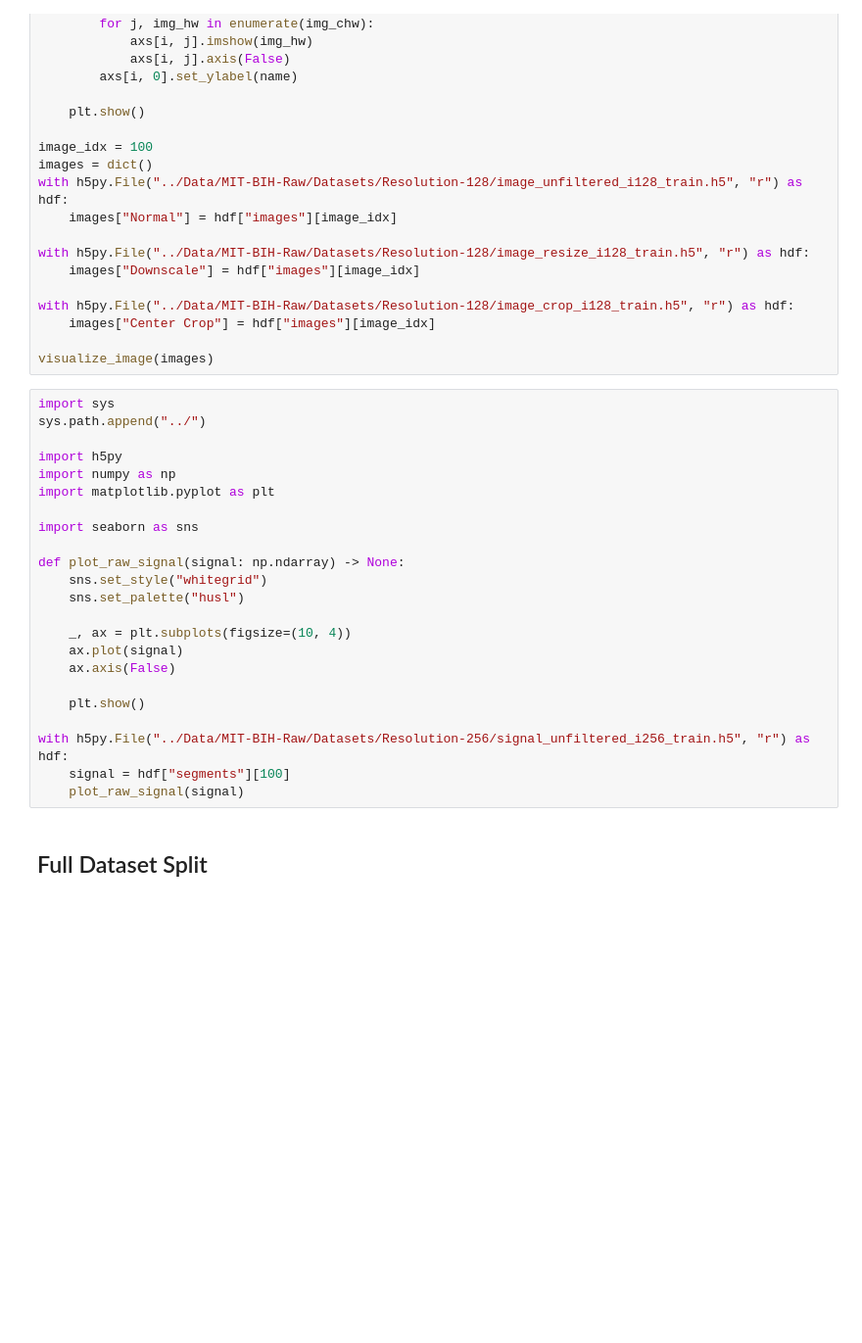
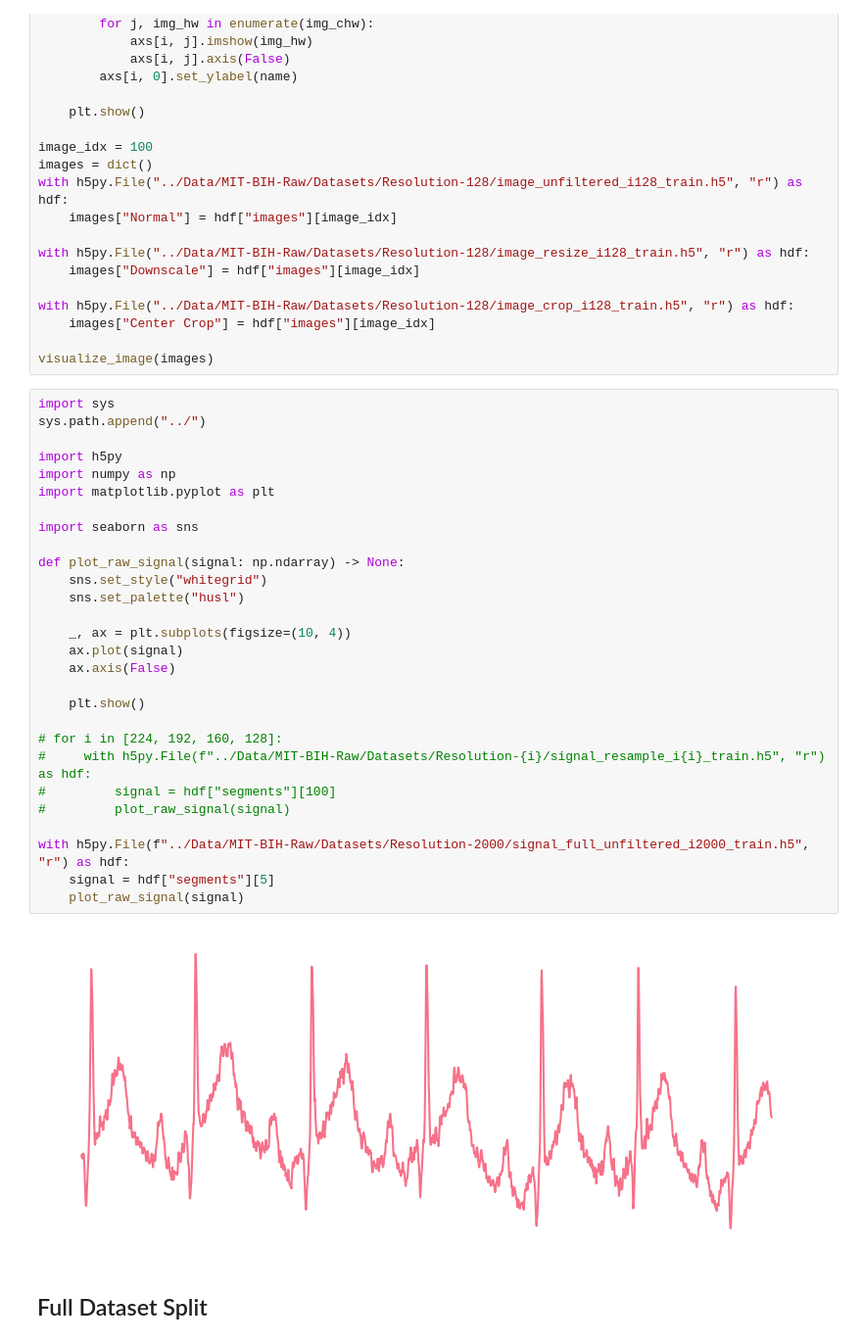
Before and after one commit to Tavonput/ECG-Optimization, a Jupyter notebook: Notebooks/data_generation.ipynb, the cells around one changed output. Shown: that part at 98% size. Cells and saved outputs as stored; diff of their text form; blank space fills up the shorter version.

```diff
--- a/Notebooks/data_generation.ipynb
+++ b/Notebooks/data_generation.ipynb
@@ -388,26 +388,33 @@ visualize_image(images)
 # %%
 import sys
 sys.path.append("../")
 
 import h5py
 import numpy as np
 import matplotlib.pyplot as plt
 
 import seaborn as sns
 
 def plot_raw_signal(signal: np.ndarray) -> None:
     sns.set_style("whitegrid")
     sns.set_palette("husl")
 
     _, ax = plt.subplots(figsize=(10, 4))
     ax.plot(signal)
     ax.axis(False)
 
     plt.show()
 
-with h5py.File("../Data/MIT-BIH-Raw/Datasets/Resolution-256/signal_unfiltered_i256_train.h5", "r") as hdf:
-    signal = hdf["segments"][100]
+# for i in [224, 192, 160, 128]:
+#     with h5py.File(f"../Data/MIT-BIH-Raw/Datasets/Resolution-{i}/signal_resample_i{i}_train.h5", "r") as hdf:
+#         signal = hdf["segments"][100]
+#         plot_raw_signal(signal)
+
+with h5py.File(f"../Data/MIT-BIH-Raw/Datasets/Resolution-2000/signal_full_unfiltered_i2000_train.h5", "r") as hdf:
+    signal = hdf["segments"][5]
     plot_raw_signal(signal)
+# %% [output]
+[figure, added]
 # %% [markdown]
 ## Full Dataset Split
 # %%
```
Also changed, not shown: parts of 4 cells of this notebook, 6 other files.
